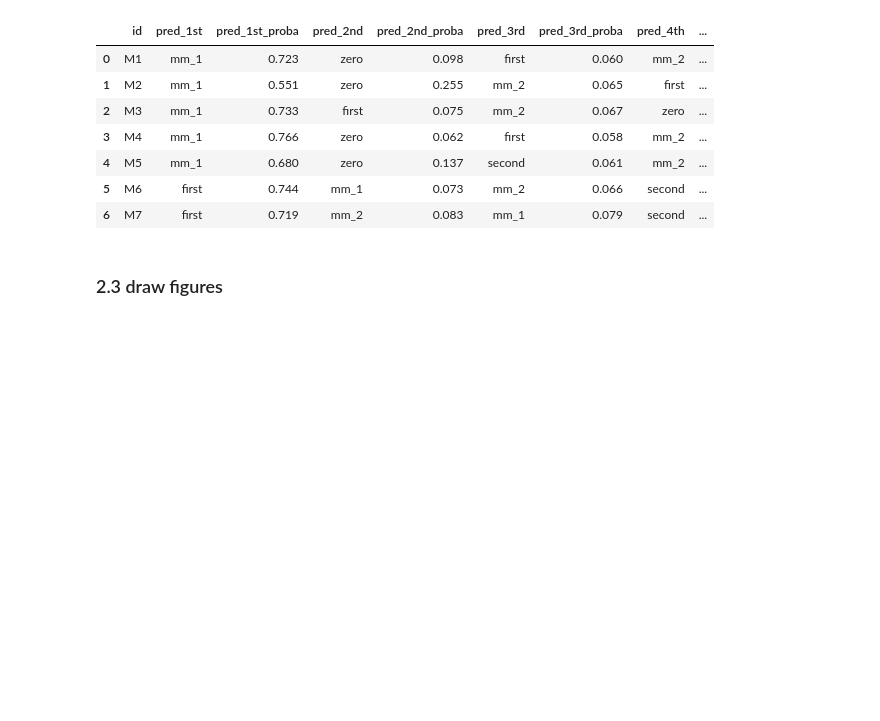
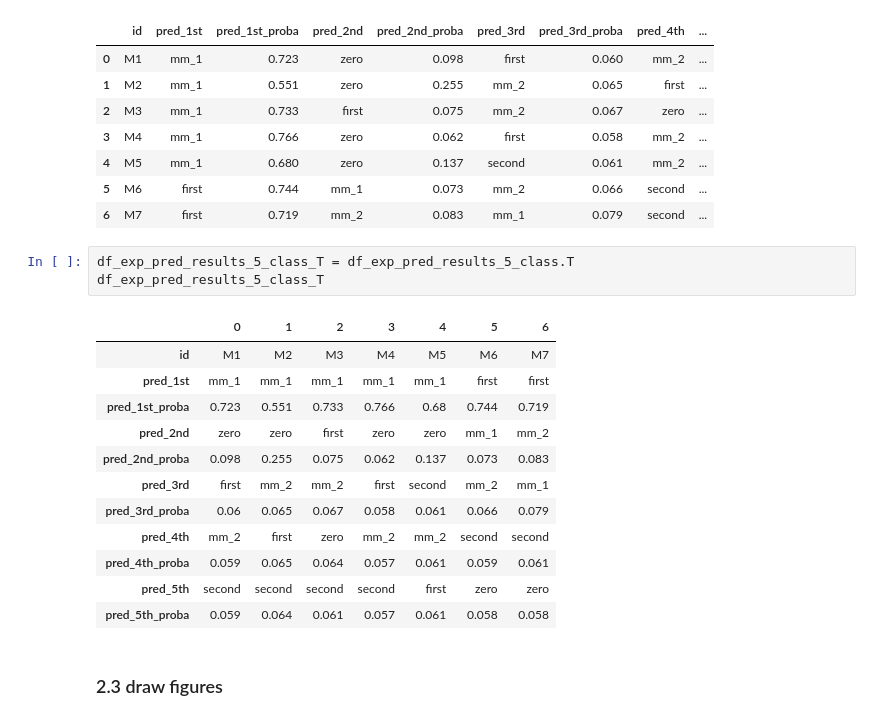
Before and after one commit to tom832/Classification_of_Substrate_Orders_in_Reaction_Kinetics, a Jupyter notebook: ag_experiments.ipynb, the cells around one changed output. Drawn from its saved outputs; the diff is of its cells as text; blank space fills up the shorter version.

```diff
--- a/ag_experiments.ipynb
+++ b/ag_experiments.ipynb
@@ -511,6 +511,22 @@ df_exp_pred_results_5_class
 | 4 | M5 | mm_1 | 0.680 | zero | 0.137 | second | 0.061 | mm_2 | ... |
 | 5 | M6 | first | 0.744 | mm_1 | 0.073 | mm_2 | 0.066 | second | ... |
 | 6 | M7 | first | 0.719 | mm_2 | 0.083 | mm_1 | 0.079 | second | ... |
+# %%
+df_exp_pred_results_5_class_T = df_exp_pred_results_5_class.T
+df_exp_pred_results_5_class_T
+# %% [output]
+|  | 0 | 1 | 2 | 3 | 4 | 5 | 6 |
+| id | M1 | M2 | M3 | M4 | M5 | M6 | M7 |
+| pred_1st | mm_1 | mm_1 | mm_1 | mm_1 | mm_1 | first | first |
+| pred_1st_proba | 0.723 | 0.551 | 0.733 | 0.766 | 0.68 | 0.744 | 0.719 |
+| pred_2nd | zero | zero | first | zero | zero | mm_1 | mm_2 |
+| pred_2nd_proba | 0.098 | 0.255 | 0.075 | 0.062 | 0.137 | 0.073 | 0.083 |
+| pred_3rd | first | mm_2 | mm_2 | first | second | mm_2 | mm_1 |
+| pred_3rd_proba | 0.06 | 0.065 | 0.067 | 0.058 | 0.061 | 0.066 | 0.079 |
+| pred_4th | mm_2 | first | zero | mm_2 | mm_2 | second | second |
+| pred_4th_proba | 0.059 | 0.065 | 0.064 | 0.057 | 0.061 | 0.059 | 0.061 |
+| pred_5th | second | second | second | second | first | zero | zero |
+| pred_5th_proba | 0.059 | 0.064 | 0.061 | 0.057 | 0.061 | 0.058 | 0.058 |
 # %% [markdown]
 ### 2.3 draw figures
 # %%
```
